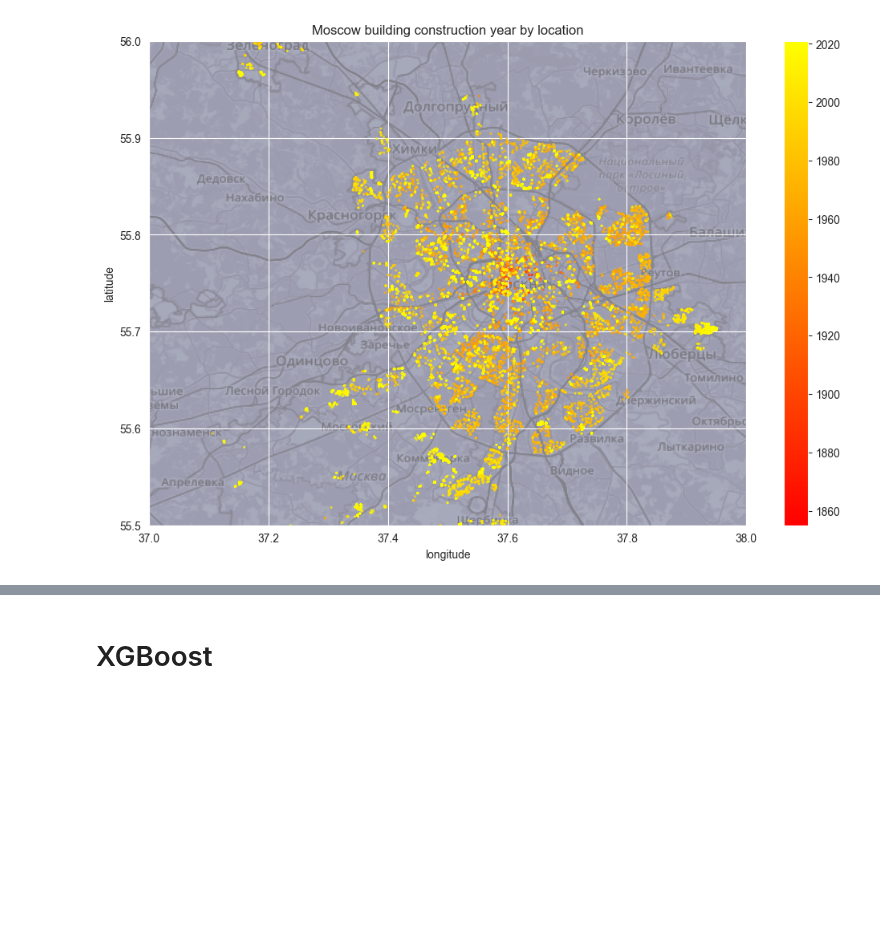
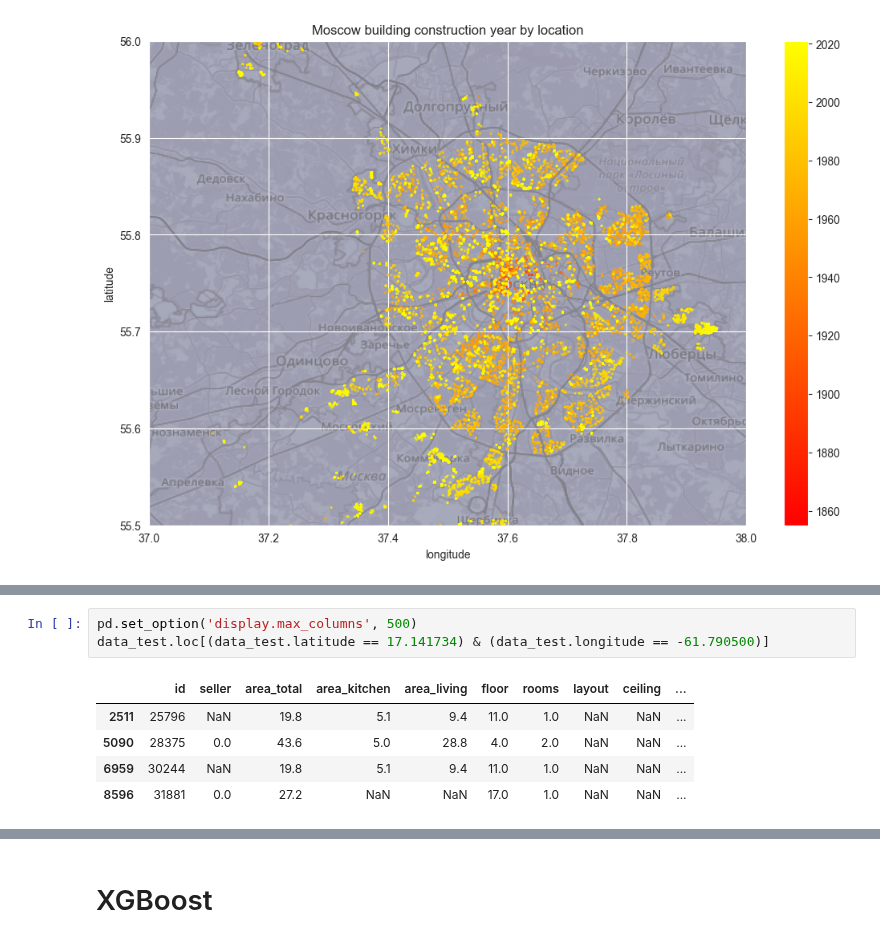
Before and after one commit to jimoskar/ml, a Jupyter notebook: project/jim_EDA.ipynb, the cells around one changed output, grey strips where cells are left out. Cells and saved outputs as stored; diff of their text form; blank space fills up the shorter version.

```diff
--- a/project/jim_EDA.ipynb
+++ b/project/jim_EDA.ipynb
@@ -193,0 +214,9 @@ plot_map(data);
+# %%
+pd.set_option('display.max_columns', 500)
+data_test.loc[(data_test.latitude == 17.141734) & (data_test.longitude == -61.790500)]
+# %% [output]
+|  | id | seller | area_total | area_kitchen | area_living | floor | rooms | layout | ceiling | ... |
+| 2511 | 25796 | NaN | 19.8 | 5.1 | 9.4 | 11.0 | 1.0 | NaN | NaN | ... |
+| 5090 | 28375 | 0.0 | 43.6 | 5.0 | 28.8 | 4.0 | 2.0 | NaN | NaN | ... |
+| 6959 | 30244 | NaN | 19.8 | 5.1 | 9.4 | 11.0 | 1.0 | NaN | NaN | ... |
+| 8596 | 31881 | 0.0 | 27.2 | NaN | NaN | 17.0 | 1.0 | NaN | NaN | ... |
```
Also changed, not shown: parts of 6 cells of this notebook, 2 other files.
